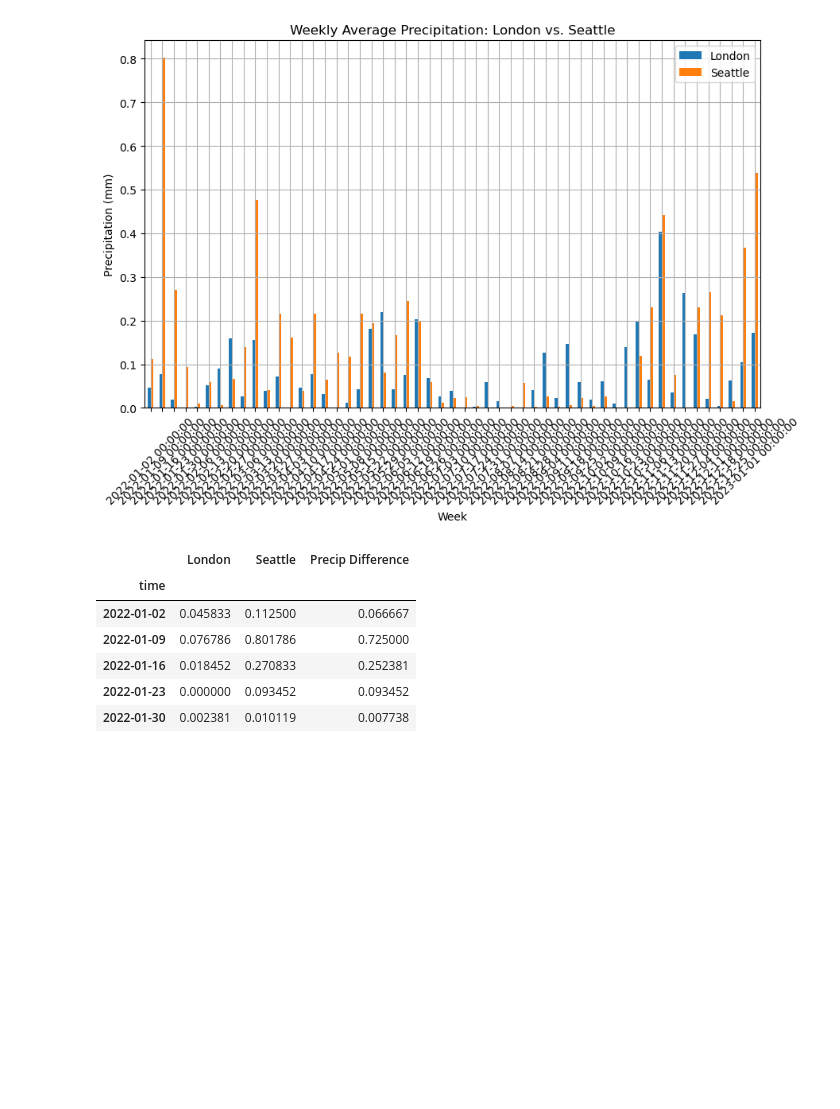
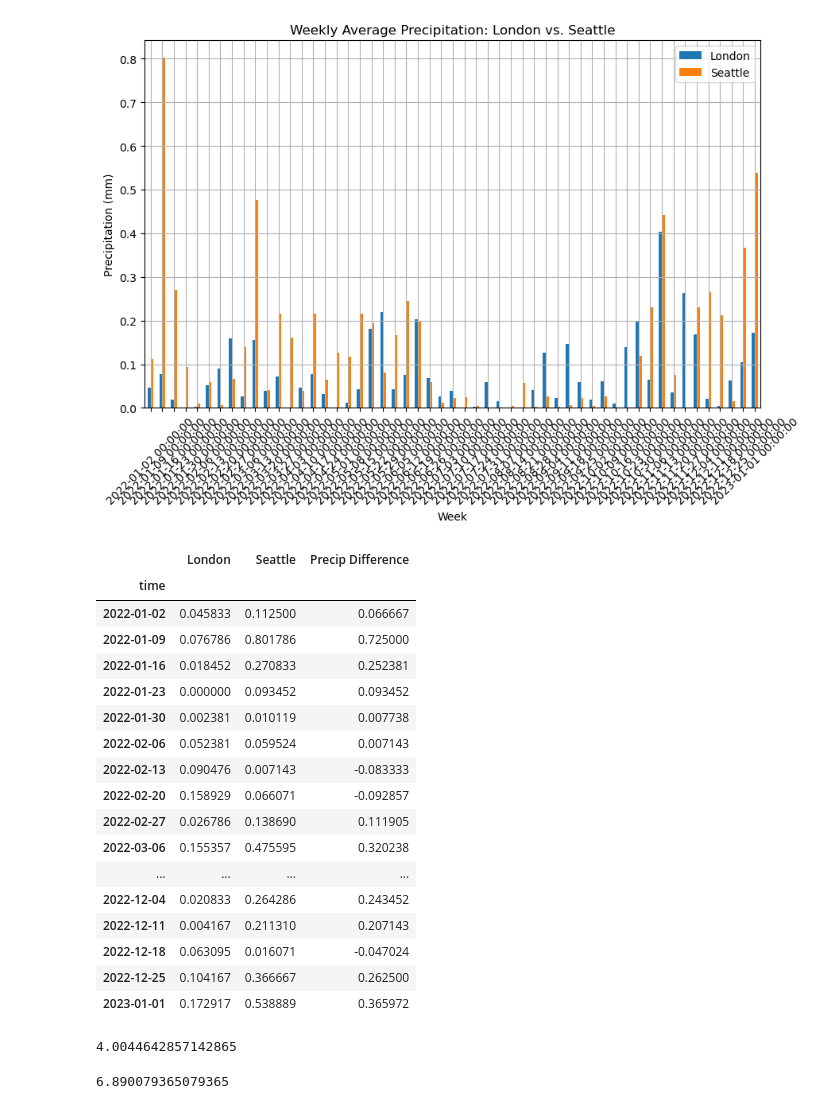
Before and after one commit to AngeliqueAlex/Data_Wrangling_Project, a Jupyter notebook: api_data_wrangling.ipynb, the cells around one changed output. Drawn from its saved outputs; the diff is of its cells as text; code cells hidden in the pictures; blank space fills up the shorter version.

```diff
--- a/api_data_wrangling.ipynb
+++ b/api_data_wrangling.ipynb
@@ -543,15 +496,34 @@ plt.show()
 # %%
 #Step 9: Advanced Analysis - Temperature Difference
 
 # Calculate Precipitation Difference
 combined_weekly_precip['Precip Difference'] = combined_weekly_precip['Seattle'] - combined_weekly_precip['London']
-combined_weekly_precip.head()
+combined_weekly_precip
 # %% [output]
 |  | London | Seattle | Precip Difference |
 | time |  |  |  |
 | 2022-01-02 | 0.045833 | 0.112500 | 0.066667 |
 | 2022-01-09 | 0.076786 | 0.801786 | 0.725000 |
 | 2022-01-16 | 0.018452 | 0.270833 | 0.252381 |
 | 2022-01-23 | 0.000000 | 0.093452 | 0.093452 |
 | 2022-01-30 | 0.002381 | 0.010119 | 0.007738 |
+| 2022-02-06 | 0.052381 | 0.059524 | 0.007143 |
+| 2022-02-13 | 0.090476 | 0.007143 | -0.083333 |
+| 2022-02-20 | 0.158929 | 0.066071 | -0.092857 |
+| 2022-02-27 | 0.026786 | 0.138690 | 0.111905 |
+| 2022-03-06 | 0.155357 | 0.475595 | 0.320238 |
+| ... | ... | ... | ... |
+| 2022-12-04 | 0.020833 | 0.264286 | 0.243452 |
+| 2022-12-11 | 0.004167 | 0.211310 | 0.207143 |
+| 2022-12-18 | 0.063095 | 0.016071 | -0.047024 |
+| 2022-12-25 | 0.104167 | 0.366667 | 0.262500 |
+| 2023-01-01 | 0.172917 | 0.538889 | 0.365972 |
+# %%
+combined_weekly_precip['London'].sum()
+# %% [output]
+4.0044642857142865
+# %%
+combined_weekly_precip['Seattle'].sum()
+# %% [output]
+6.890079365079365
 # %%
```
Also changed, not shown: parts of 5 cells of this notebook.
